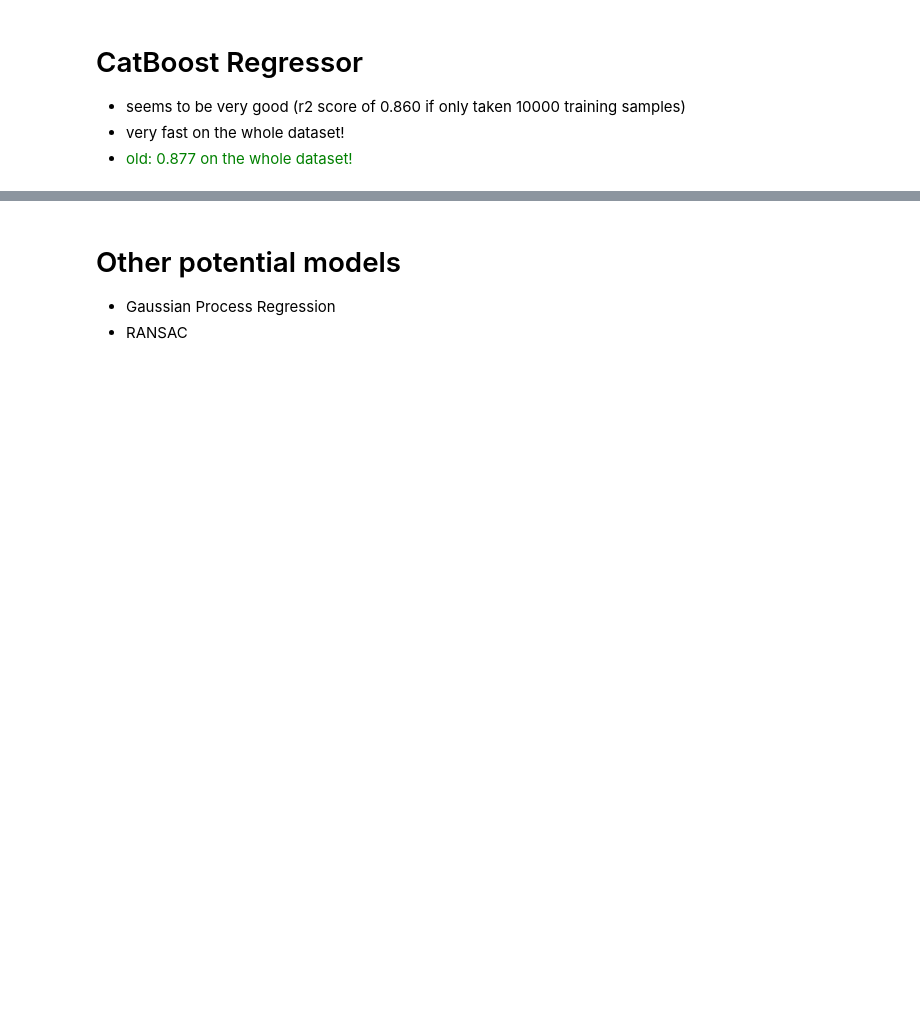
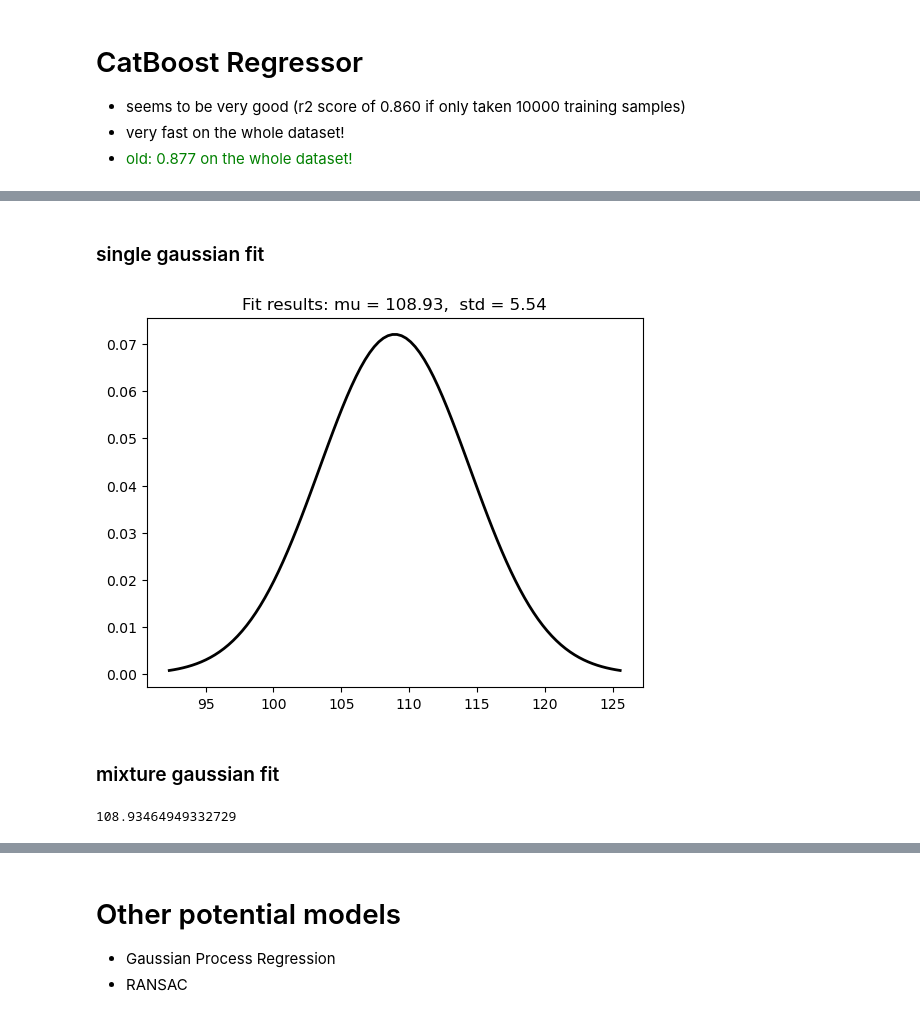
Before and after one commit to Hasosh/Hydrogen-Prediction, a Jupyter notebook: src/bagging_and_boosting.ipynb, the cells around one changed output, grey strips where cells are left out. Saved outputs shown, nothing was run; the diff lists cells and outputs as text; code cells hidden in the pictures; blank space fills up the shorter version.

```diff
--- a/src/bagging_and_boosting.ipynb
+++ b/src/bagging_and_boosting.ipynb
@@ -240,0 +435,28 @@ array([[-0.23530424, -0.98650811, -0.09133349],
+# %% [markdown]
+### single gaussian fit
+# %%
+import numpy as np
+import matplotlib.pyplot as plt
+from scipy.stats import norm
+
+# Calculate mean and standard deviation
+mu, std = np.mean(all_angles), np.std(all_angles)
+
+# Generate the Gaussian fit over a suitable range
+x = np.linspace(mu - 3*std, mu + 3*std, 100)
+p = norm.pdf(x, mu, std)
+
+# Plot the Gaussian fit
+plt.plot(x, p, 'k', linewidth=2)
+title = "Fit results: mu = %.2f,  std = %.2f" % (mu, std)
+plt.title(title)
+
+plt.show()
+# %% [output]
+[figure, added]
+# %% [markdown]
+### mixture gaussian fit
+# %%
+all_angles
+# %% [output]
+108.93464949332729
```
Also changed, not shown: parts of 53 cells of this notebook.
